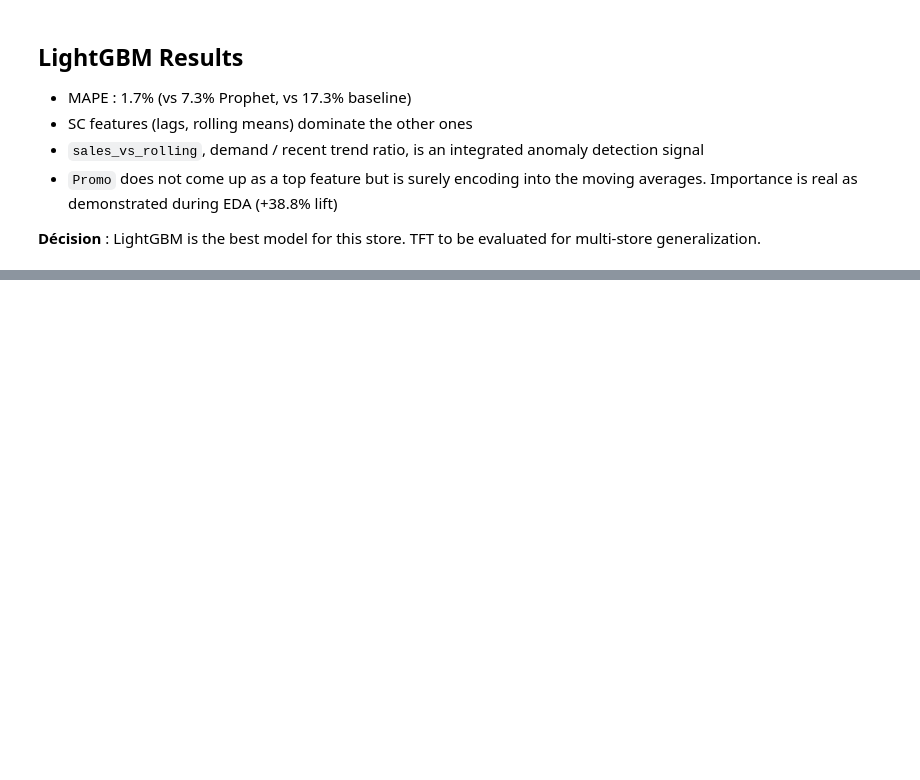
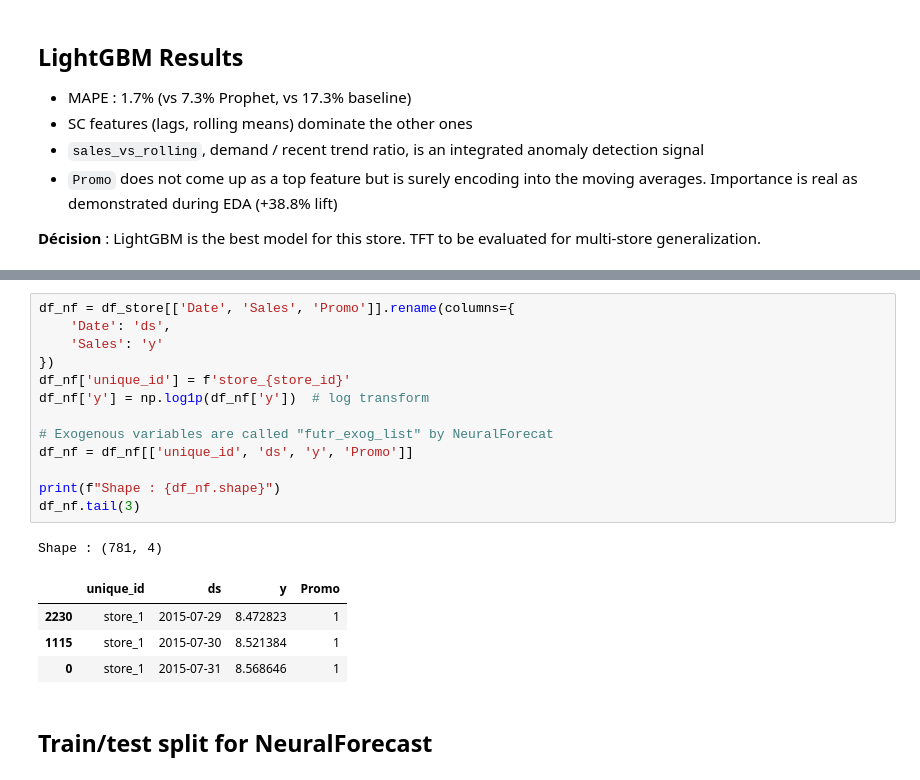
Before and after one commit to AlexPaulien/forecasting-sc, a Jupyter notebook: notebooks/02_models_benchmark.ipynb, the cells around one changed output, grey strips where cells are left out. Drawn from its saved outputs; the diff is of its cells as text; blank space fills up the shorter version.

```diff
--- a/notebooks/02_models_benchmark.ipynb
+++ b/notebooks/02_models_benchmark.ipynb
@@ -304,0 +323,21 @@ sales_vs_rolling        1169
+# %%
+df_nf = df_store[['Date', 'Sales', 'Promo']].rename(columns={
+    'Date': 'ds',
+    'Sales': 'y'
+})
+df_nf['unique_id'] = f'store_{store_id}'
+df_nf['y'] = np.log1p(df_nf['y'])  # log transform
+
+# Exogenous variables are called "futr_exog_list" by NeuralForecat
+df_nf = df_nf[['unique_id', 'ds', 'y', 'Promo']]
+
+print(f"Shape : {df_nf.shape}")
+df_nf.tail(3)
+# %% [output]
+Shape : (781, 4)
+|  | unique_id | ds | y | Promo |
+| 2230 | store_1 | 2015-07-29 | 8.472823 | 1 |
+| 1115 | store_1 | 2015-07-30 | 8.521384 | 1 |
+| 0 | store_1 | 2015-07-31 | 8.568646 | 1 |
+# %% [markdown]
+## Train/test split for NeuralForecast
```
Also changed, not shown: parts of 18 cells of this notebook.
